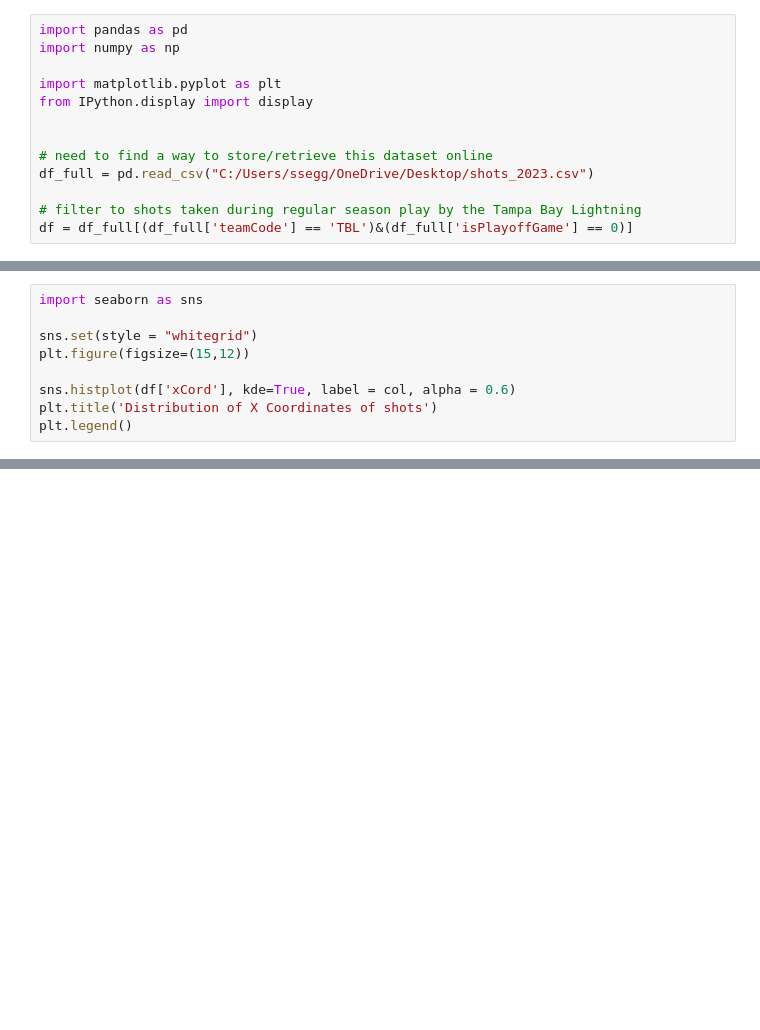
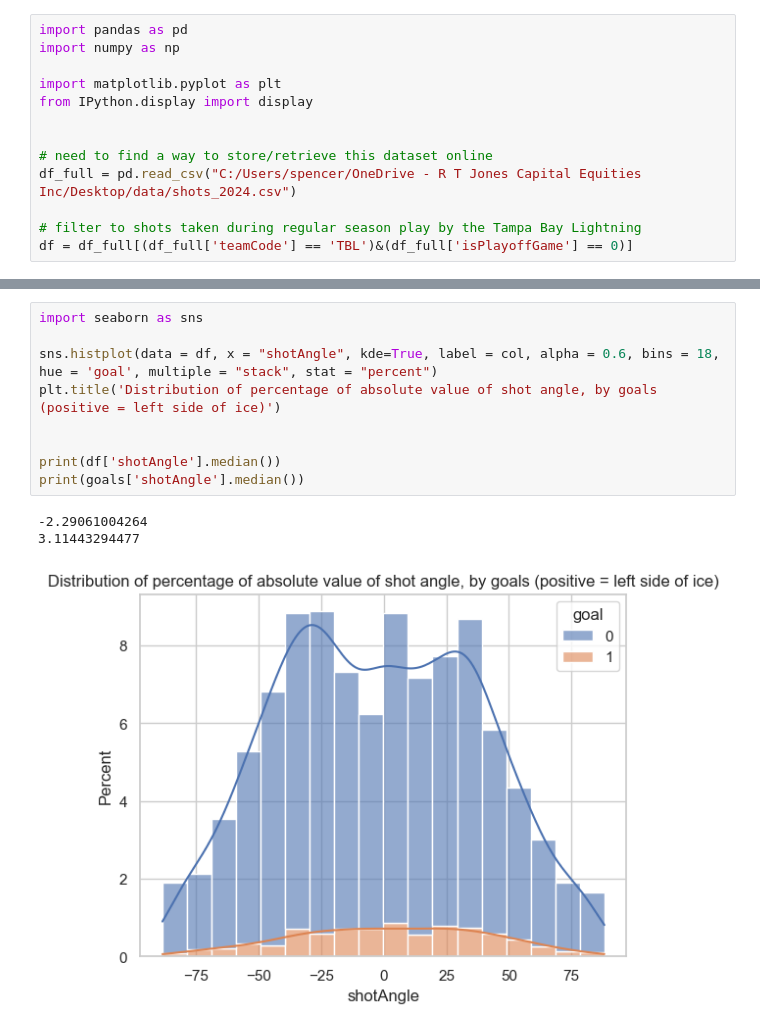
Before and after one commit to sseggeb/NHLData, a Jupyter notebook: notebooks/NHL-TBL-shots.ipynb, the cells around one changed output, grey strips where cells are left out. Saved outputs shown, nothing was run; the diff lists cells and outputs as text; blank space fills up the shorter version.

```diff
--- a/notebooks/NHL-TBL-shots.ipynb
+++ b/notebooks/NHL-TBL-shots.ipynb
@@ -7,7 +7,7 @@ from IPython.display import display
 
 
 # need to find a way to store/retrieve this dataset online
-df_full = pd.read_csv("C:/Users/ssegg/OneDrive/Desktop/shots_2023.csv")
+df_full = pd.read_csv("C:/Users/spencer/OneDrive - R T Jones Capital Equities Inc/Desktop/data/shots_2024.csv")
 
 # filter to shots taken during regular season play by the Tampa Bay Lightning
 df = df_full[(df_full['teamCode'] == 'TBL')&(df_full['isPlayoffGame'] == 0)]
@@ -101,9 +13,0 @@ xCord, yCord are the North/South and East/West coordinates on the ice of the sho
-# %%
-import seaborn as sns
-
-sns.set(style = "whitegrid")
-plt.figure(figsize=(15,12))
-
-sns.histplot(df['xCord'], kde=True, label = col, alpha = 0.6)
-plt.title('Distribution of X Coordinates of shots')
-plt.legend()
@@ -109,0 +17,13 @@ plt.legend()
+# %%
+import seaborn as sns
+
+sns.histplot(data = df, x = "shotAngle", kde=True, label = col, alpha = 0.6, bins = 18, hue = 'goal', multiple = "stack", stat = "percent")
+plt.title('Distribution of percentage of absolute value of shot angle, by goals (positive = left side of ice)')
+
+
+print(df['shotAngle'].median())
+print(goals['shotAngle'].median())
+# %% [output]
+-2.29061004264
+3.11443294477
+[figure, added]
```
Also changed, not shown: parts of 7 cells of this notebook.
